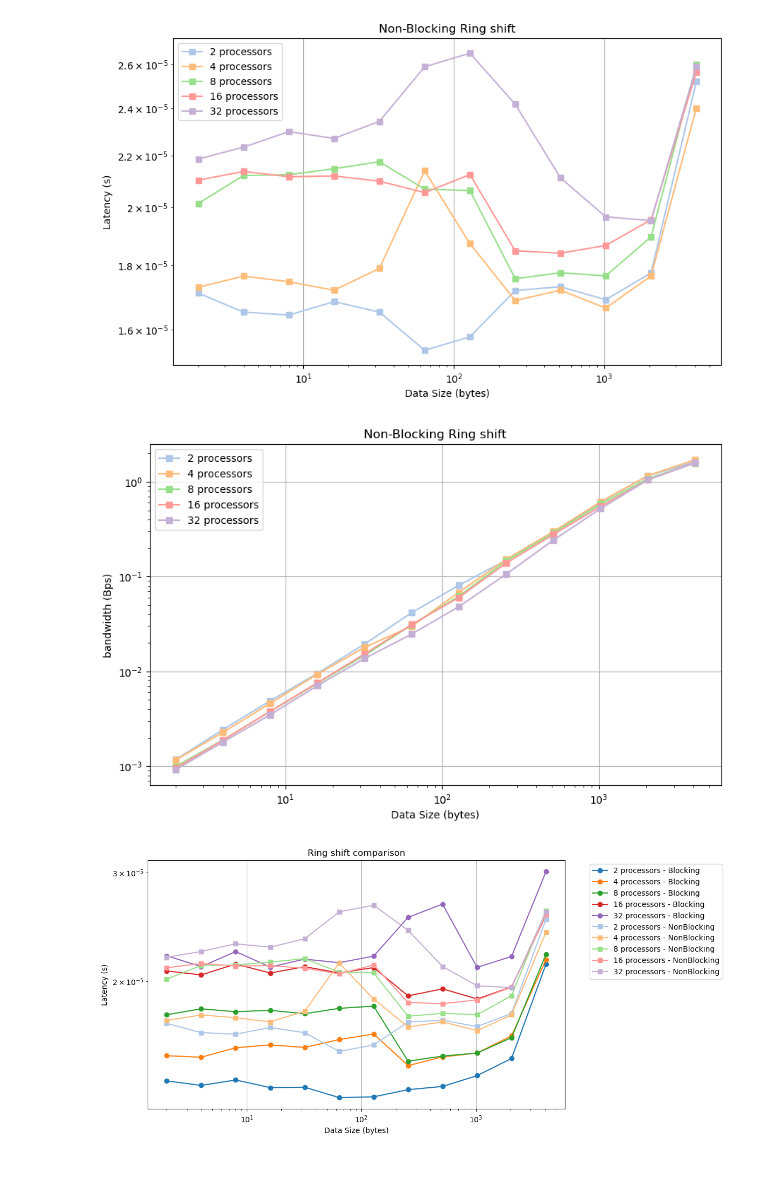
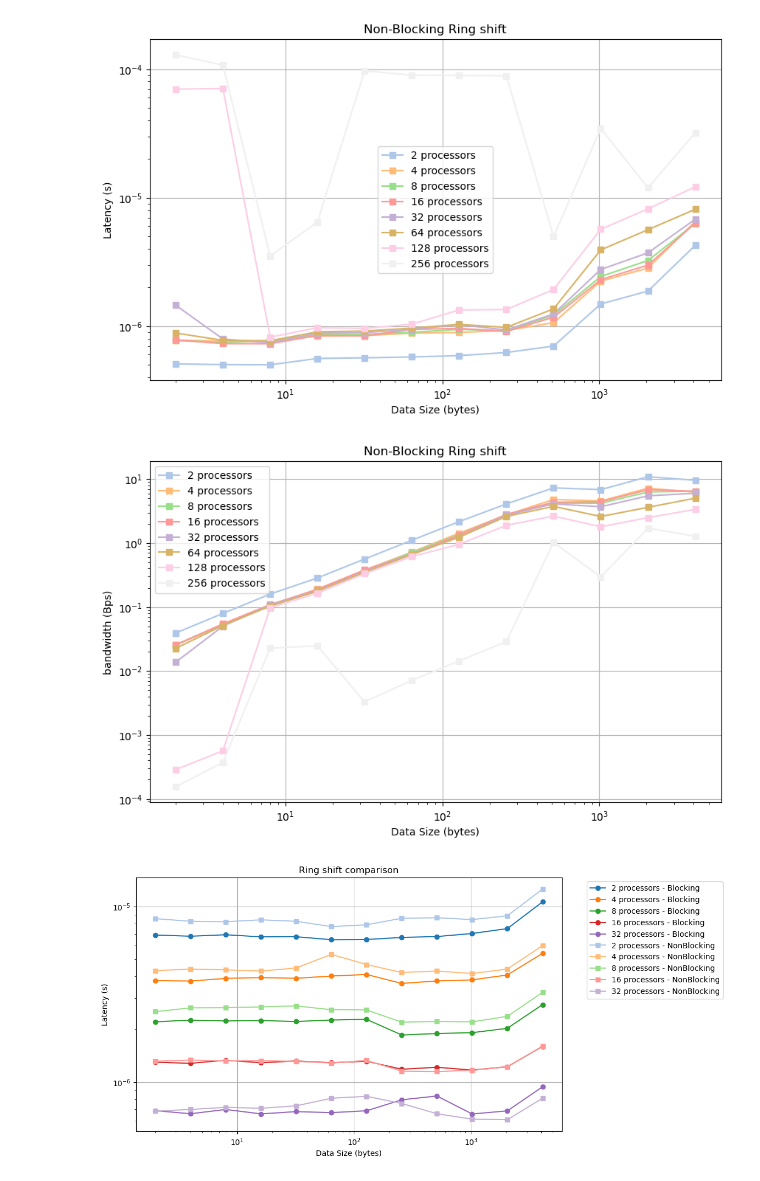
Before and after one commit to cmse822/project-3-mpi-p2p-team-9, a Jupyter notebook: Visualization2/Visualization2.ipynb, the cells around one changed output. Cells and saved outputs as stored; diff of their text form; code cells hidden in the pictures.

Commit message:
changes in visual ring shift need review

```diff
--- a/Visualization2/Visualization2.ipynb
+++ b/Visualization2/Visualization2.ipynb
@@ -3,7 +3,7 @@ import pandas as pd
 import matplotlib.pyplot as plt
 
 # Define a list of CSV file names
-csv_files = ["results.csv","results2.csv"]
+csv_files = ["results3.csv","results4.csv"]
 
 # Create an empty list to store DataFrames
 dfs = []
@@ -11,11 +11,16 @@ dfs = []
 # Load data from CSV files and calculate latency and bandwidth for each DataFrame
 for file in csv_files:
     df = pd.read_csv(file)
-    df['latency'] = df[' wall_time '] / df['iterations']
-    df['bandwidth'] = df['bytes'] / df[' wall_time ']/ df['iterations']
+    df['latency'] = df[' wall_time '] / (df['iterations'])
+    df['bandwidth'] = df['bytes'] / df[' wall_time ']/ (df['iterations'])
     dfs.append(df)
 
 # Assign DataFrames to variables
 df1, df2 = dfs
 
 # Now df1 and df2 have the calculated latency and bandwidth
+# %%
+# Retrieve the default color cycle
+default_color_cycle = plt.rcParams['axes.prop_cycle'].by_key()['color']
+
+print("Default color cycle:", default_color_cycle)
@@ -60,7 +67,7 @@ plt.show()
 # %%
 # Plotting
 
-color_palette_df2 = ['#AEC7E8','#FFBB78','#98DF8A','#FF9896','#C5B0D5']  # Example pastel colors for df1
+color_palette_df2 = ['#AEC7E8','#FFBB78','#98DF8A','#FF9896','#C5B0D5','#D8B365', '#FCCDE5','#F0F0F0' ]  # Example pastel colors for df1
 
 
 # Plot df2
@@ -71,41 +78,41 @@ for i, proc in enumerate(df2['n_processors'].unique()):
              marker='s', label=f'{proc} processors', color=color_palette_df2[i])
 
 plt.xscale('log')  # Use logarithmic scale for better visualization
 plt.yscale('log')  # Use logarithmic scale for better visualization
 
 plt.xlabel('Data Size (bytes)')
 plt.ylabel('Latency (s)')
 plt.title('Non-Blocking Ring shift')
 plt.legend()
 plt.grid(True)
 plt.show()
 
 
 # Plotting
 plt.figure(figsize=(10, 6))
 for i, proc in enumerate(df2['n_processors'].unique()):
     plt.plot(df2[df2['n_processors'] == proc]['bytes'],
              df2[df2['n_processors'] == proc]['bandwidth'],
              marker='s', label=f'{proc} processors', color=color_palette_df2[i])
 
 plt.xscale('log')  # Use logarithmic scale for better visualization
 plt.yscale('log')  # Use logarithmic scale for better visualization
 
 plt.xlabel('Data Size (bytes)')
 plt.ylabel('bandwidth (Bps)')
 plt.title('Non-Blocking Ring shift')
 plt.legend()
 plt.grid(True)
 plt.show()
 # %% [output]
-[figure, old version]
+[figure, new version]
-[figure, old version]
+[figure, new version]
 # %%
 import matplotlib.pyplot as plt
 
 # Define pastel color palettes for df1 and df2
-color_palette_df1 = ['#1F77B4','#FF7F0E','#2CA02C','#D62728','#9467BD']  # Example colors, you can change them as needed
-color_palette_df2 = ['#AEC7E8','#FFBB78','#98DF8A','#FF9896','#C5B0D5']  # Example pastel colors for df1
+color_palette_df1 = ['#1f77b4', '#ff7f0e', '#2ca02c', '#d62728', '#9467bd', '#8c564b', '#e377c2', '#7f7f7f']  # Example colors, you can change them as needed
+color_palette_df2 = ['#AEC7E8','#FFBB78','#98DF8A','#FF9896','#C5B0D5','#D8B365', '#FCCDE5','#F0F0F0']  # Example pastel colors for df1
 
 plt.figure(figsize=(10, 6))
 
@@ -131,7 +138,7 @@ plt.legend(bbox_to_anchor=(1.05, 1), loc='upper left')
 plt.grid(True)
 plt.show()
 # %% [output]
-[figure, old version]
+[figure, new version]
 # %%
 import matplotlib.pyplot as plt
 
```
Also changed, not shown: parts of 3 cells of this notebook, 13 other files.
